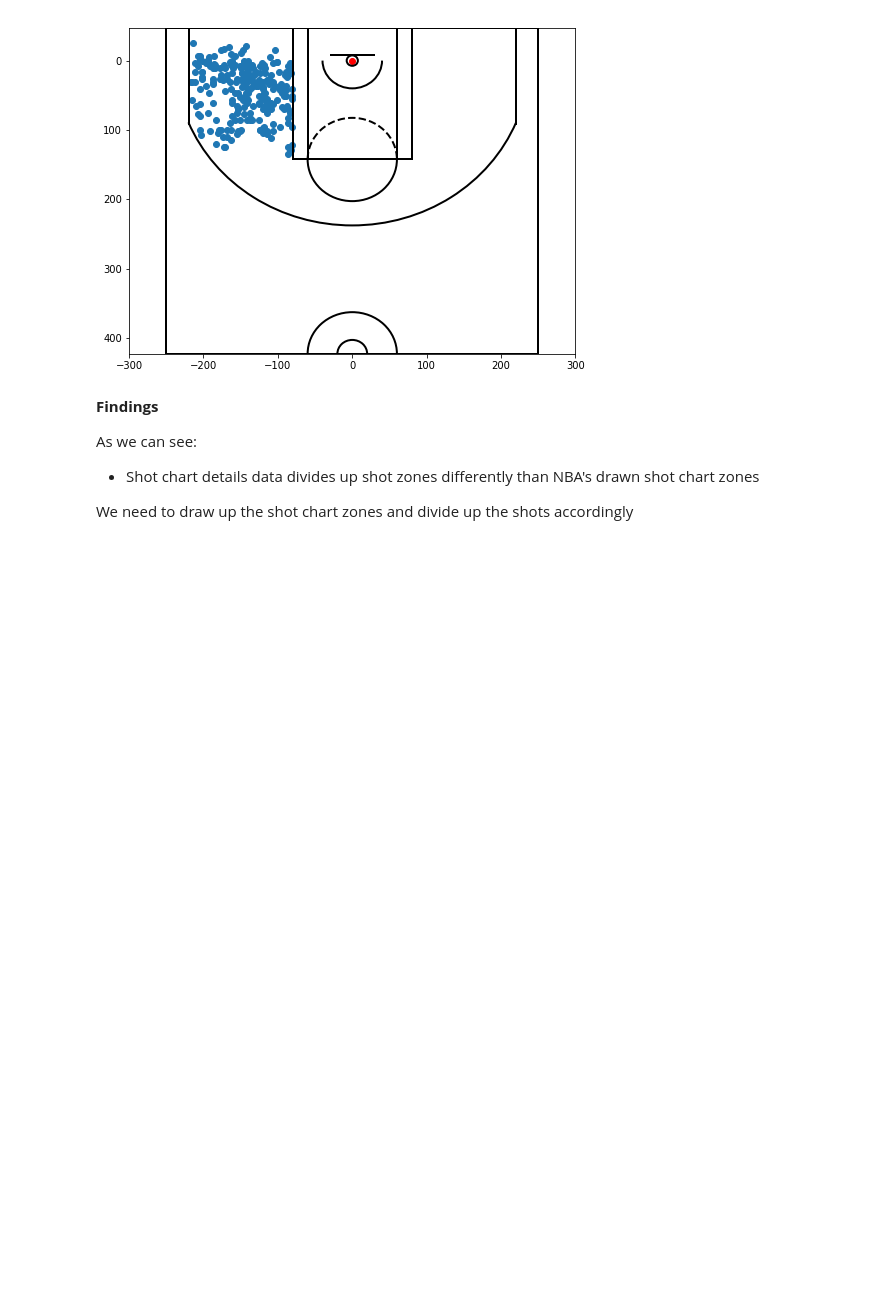
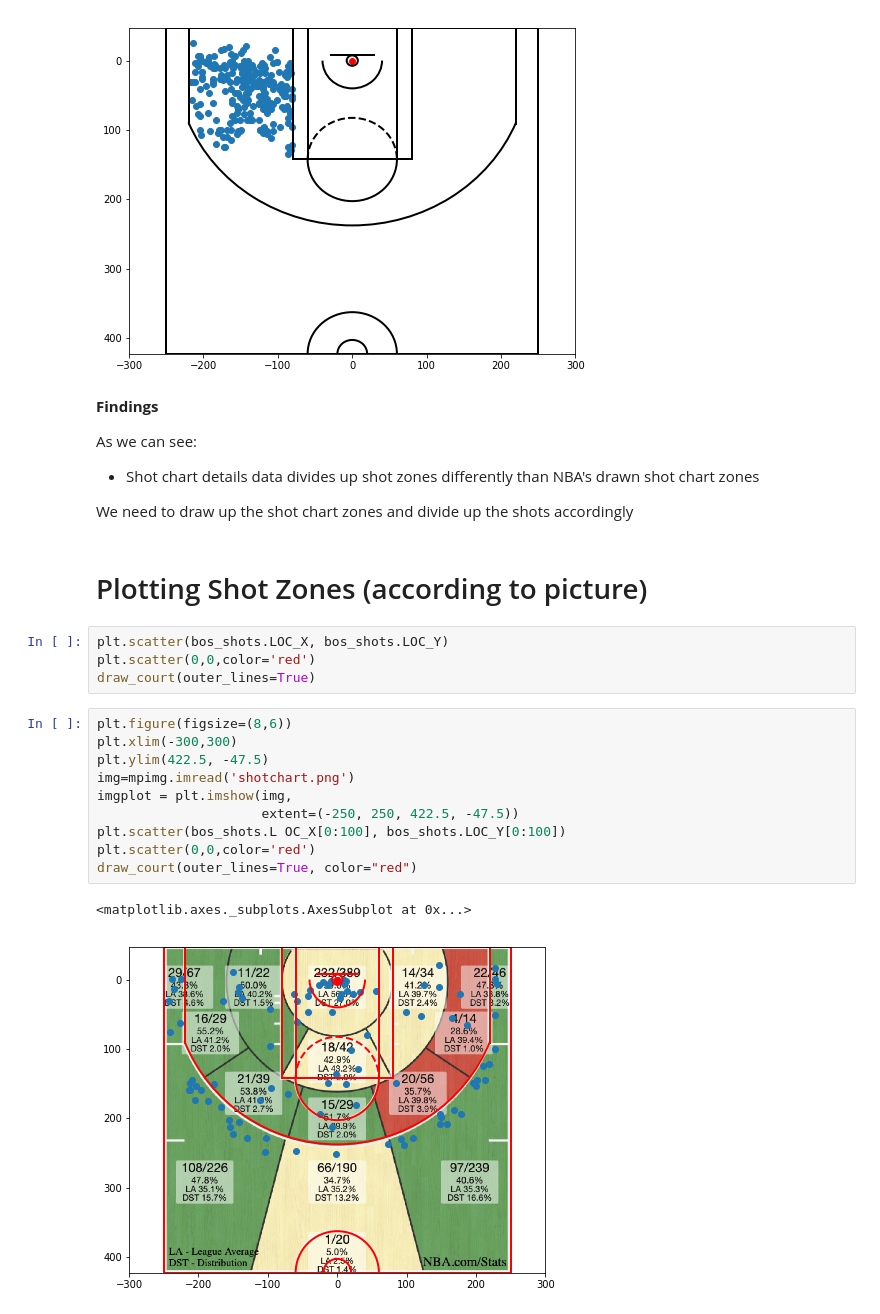
Before and after one commit to hzblacksmith/NBA_Possession_Optimizer, a Jupyter notebook: Plotting.ipynb, the cells around one changed output. Saved outputs shown, nothing was run; the diff lists cells and outputs as text; blank space fills up the shorter version.

Commit message:
overlay shotchart with plot

```diff
--- a/Plotting.ipynb
+++ b/Plotting.ipynb
@@ -202,3 +203,22 @@ As we can see:
 - Shot chart details data divides up shot zones differently than NBA's drawn shot chart zones
 
 We need to draw up the shot chart zones and divide up the shots accordingly
+# %% [markdown]
+# Plotting Shot Zones (according to picture)
+# %%
+plt.scatter(bos_shots.LOC_X, bos_shots.LOC_Y)
+plt.scatter(0,0,color='red')
+draw_court(outer_lines=True)
+# %%
+plt.figure(figsize=(8,6))
+plt.xlim(-300,300)
+plt.ylim(422.5, -47.5)
+img=mpimg.imread('shotchart.png')
+imgplot = plt.imshow(img,
+                     extent=(-250, 250, 422.5, -47.5))
+plt.scatter(bos_shots.L OC_X[0:100], bos_shots.LOC_Y[0:100])
+plt.scatter(0,0,color='red')
+draw_court(outer_lines=True, color="red")
+# %% [output]
+<matplotlib.axes._subplots.AxesSubplot at 0x...>
+[figure, added]
```
Also changed, not shown: parts of 2 cells of this notebook, 3 other files.
